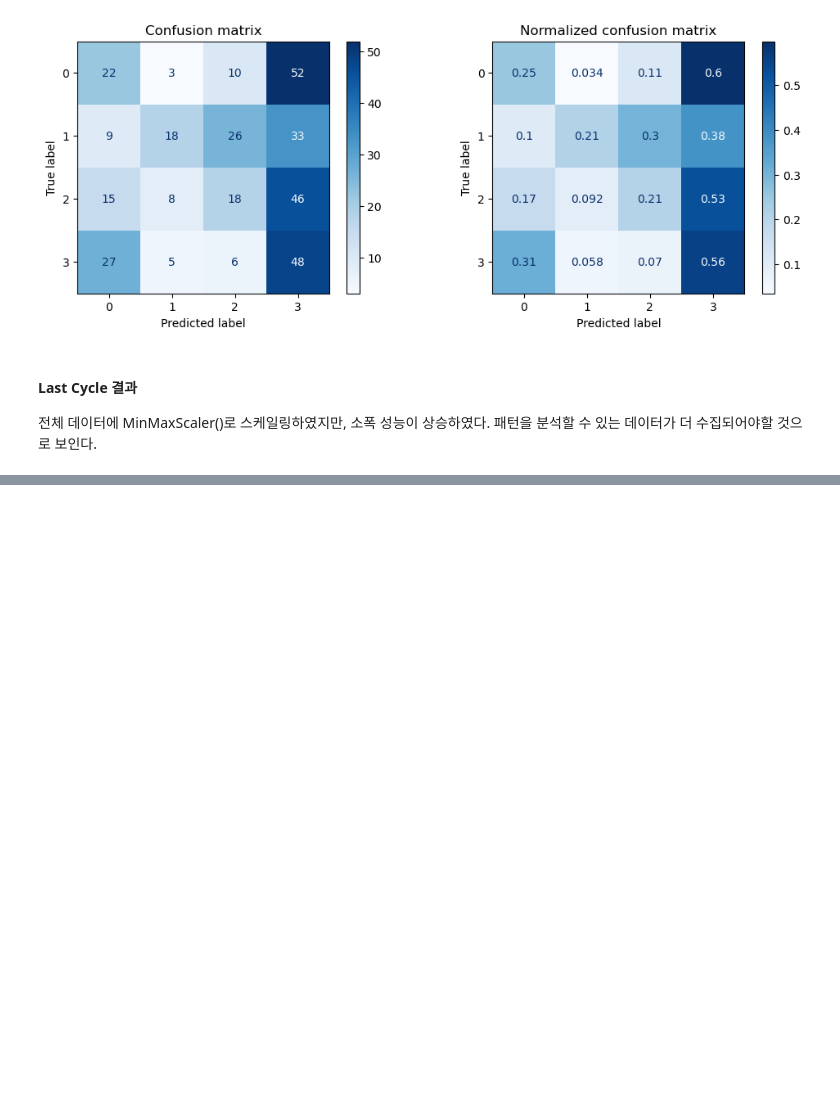
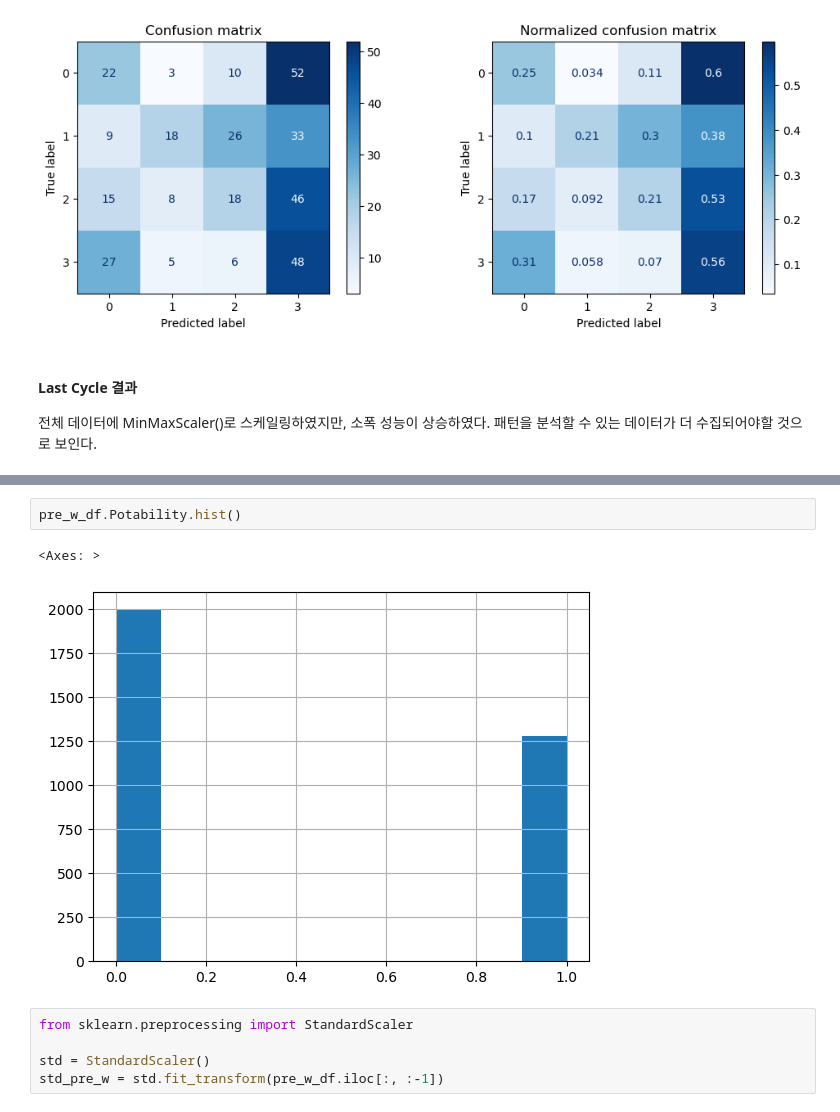
Before and after one commit to hyuncoding/study_machine_learning, a Jupyter notebook: b_classifier/i_ensemble_learning.ipynb, the cells around one changed output, grey strips where cells are left out. Cells and saved outputs as stored; diff of their text form; blank space fills up the shorter version.

```diff
--- a/b_classifier/i_ensemble_learning.ipynb
+++ b/b_classifier/i_ensemble_learning.ipynb
@@ -601,0 +785,10 @@ get_evaluation(y_test, prediction, rfc, X_test)
+# %%
+pre_w_df.Potability.hist()
+# %% [output]
+<Axes: >
+[figure, added]
+# %%
+from sklearn.preprocessing import StandardScaler
+
+std = StandardScaler()
+std_pre_w = std.fit_transform(pre_w_df.iloc[:, :-1])
```
Also changed, not shown: parts of 94 cells of this notebook, 16 other files.
